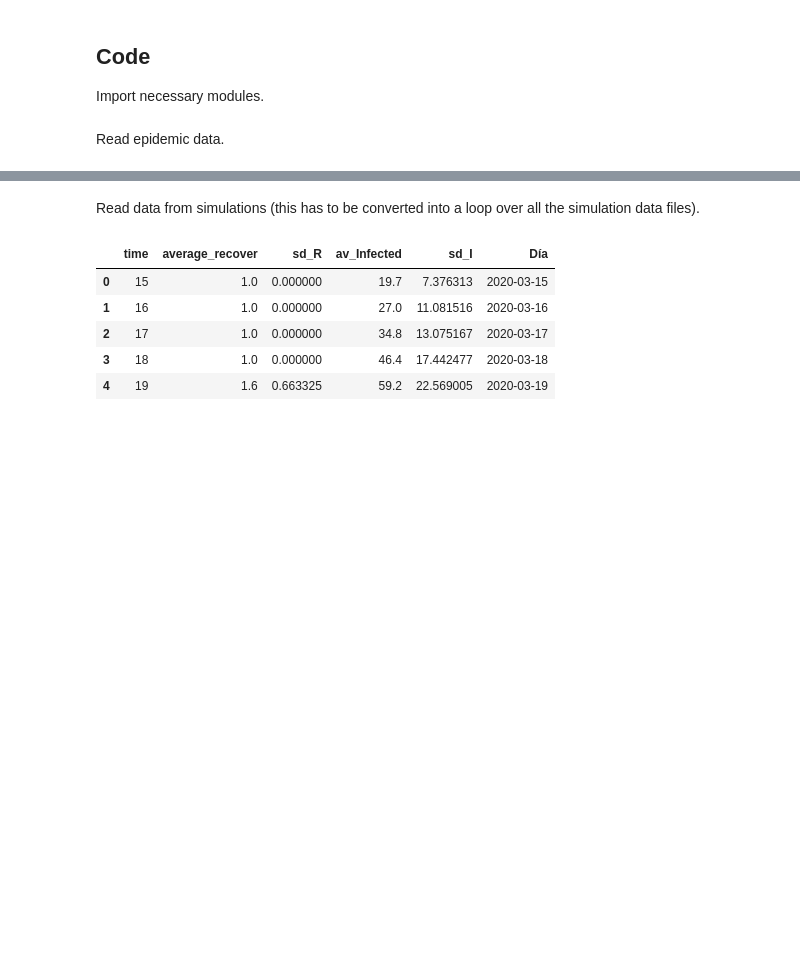
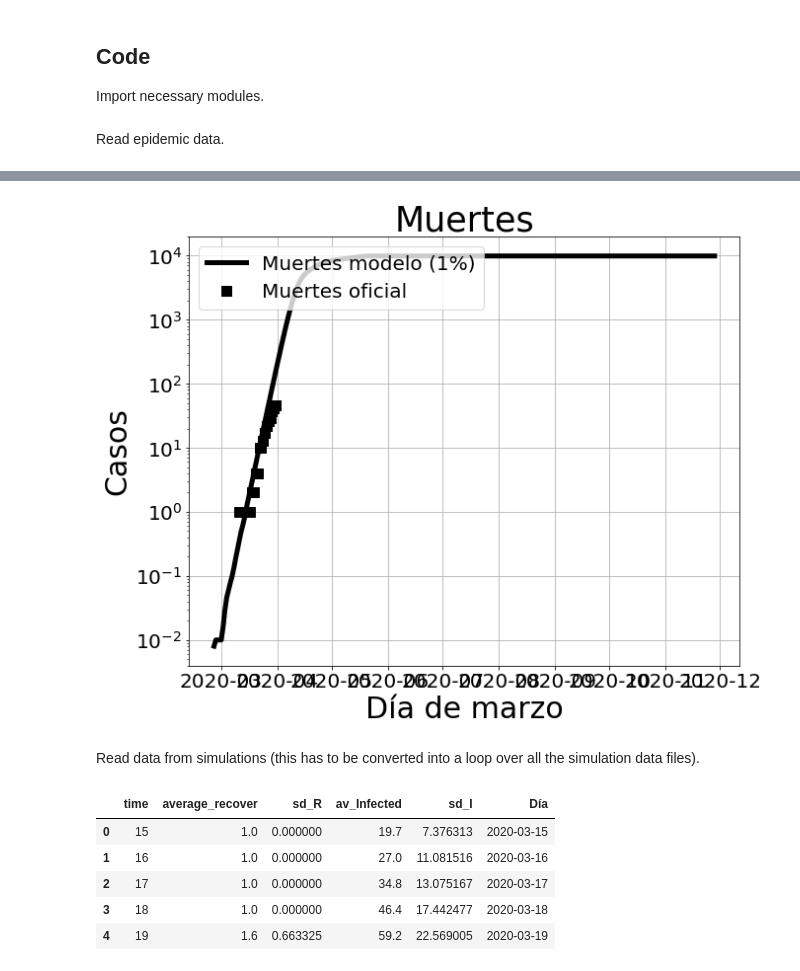
Before and after one commit to juanfernandezgracia/Balearic-epi, a Jupyter notebook: code/fitting_the_model.ipynb, the cells around one changed output, grey strips where cells are left out. Cells and saved outputs as stored; diff of their text form; code cells hidden in the pictures; blank space fills up the shorter version.

```diff
--- a/code/fitting_the_model.ipynb
+++ b/code/fitting_the_model.ipynb
@@ -45,3 +57,13 @@ Read epidemic data.
+# %%
+# do the chi-chi
+def chi2(df, cname1, cname2, par):
+    chi2 = 0.0
+    df2_ = df[df[cname1].notna()]
+    a = np.array(df2_[cname1])
+    b = np.array(df2_[cname2])*par
+    chi2 = np.sum(np.square(a - b))
+    del df2_
+    return chi2, par
 # %%
 #read epi data and make day a datetime object
 df_epi = pd.read_csv('../data/epi_data_IB.csv')
@@ -68,3 +161,45 @@ df_epi
+# %%
+#datos reales
+df2 = df_epi[df_epi['M'].notna()]
+x = df2['Día']
+y = list(df2['M'])
+#resultados modelo
+fname2 = f[0.01].split('.dat')[0]+'_format0.dat'
+os.system("awk '$1=$1' "+fname+" > "+fname2)
+df_simu = pd.read_csv(fname2, sep = ' ')
+os.system('rm '+fname2)
+date0 = dt.datetime(day = 29, month = 2, year = 2020)
+datenums = list(df_simu['#time'])
+dates = [date0 + dt.timedelta(days = datenums[i]) for i in range(len(datenums))]
+df_simu['Día'] = dates
+df_simu = shift(df_simu, day_sh[0.01])
+x_model = np.array(df_simu['Día'])
+y_model = np.array(df_simu['average_recover'])
+#print(y_model_inf/y_model_inf[49])
+plt.figure(figsize = (10, 8))
+plt.plot(x_model, y_model*0.01, c = 'k', label= 'Muertes modelo (1%)', lw = 5)
+#plt.fill_between(x_model[36:]-22, y_model[36:]*0.006, y_model[12:len(y_model)-24]*3.4, color = 'gray', label= 'Muertes modelo (0.6%-3.4%)', lw = 5)
+#plt.plot(x_model[34:]-20, y_model_inf[34:]*y_uci[-1]/y_model_inf[34], 'r--', label= 'UCI modelo', lw = 5)
+#plt.plot(x_model-20, y_model_inf*y_inf[-1]/y_model_inf[34], c='r', label= 'Infectados modelo')
+#plt.plot(x, y_m, 'ko', label = 'Muertes prensa')
+#plt.plot(x, y_inf, 'r^', label = 'Infectados')
+#plt.plot(x, y_uci, 'rX', label = 'UCI', ms = 10)
+#plt.figsize((12, 12))
+plt.plot(x, y, 'ks', label = 'Muertes oficial', ms = 10)
+ax = plt.gca()
+ax.xaxis.set_tick_params(labelsize=20)
+ax.yaxis.set_tick_params(labelsize=20)
+plt.grid()
+plt.yscale('log')
+plt.xlabel('Día de marzo', fontsize = 30)
+plt.ylabel('Casos', fontsize = 30)
+#plt.xlim((15,35))
+#plt.ylim((1,1000))
+plt.title('Muertes', fontsize = 35)
+plt.legend(fontsize = 20, loc = 2)
+plt.savefig('../figures/muertes_01_04_2020.png')
+# %% [output]
+[figure, added]
 # %% [markdown]
 Read data from simulations (this has to be converted into a loop over all the simulation data files).
 # %%
```
Also changed, not shown: parts of 12 cells of this notebook, 1 other file.
